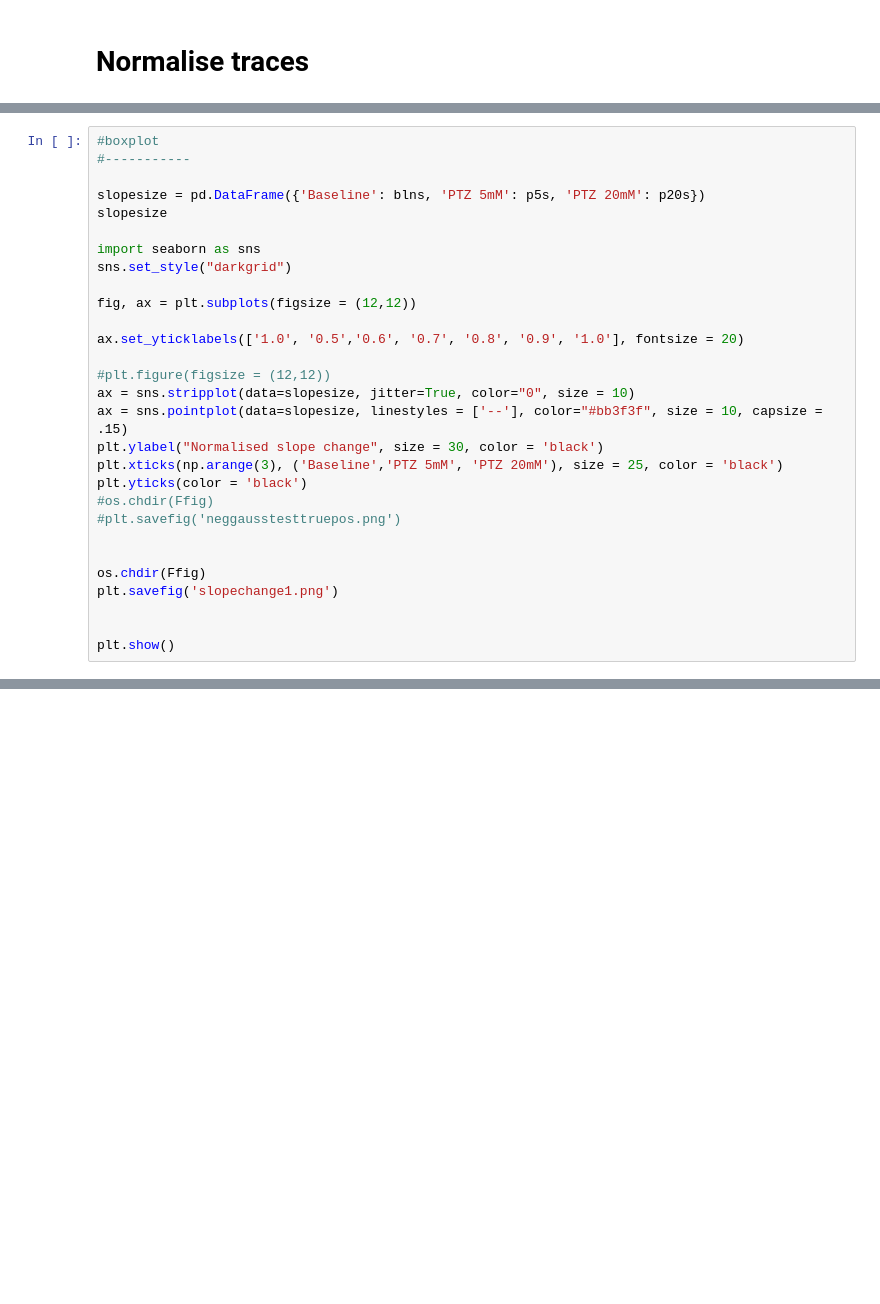
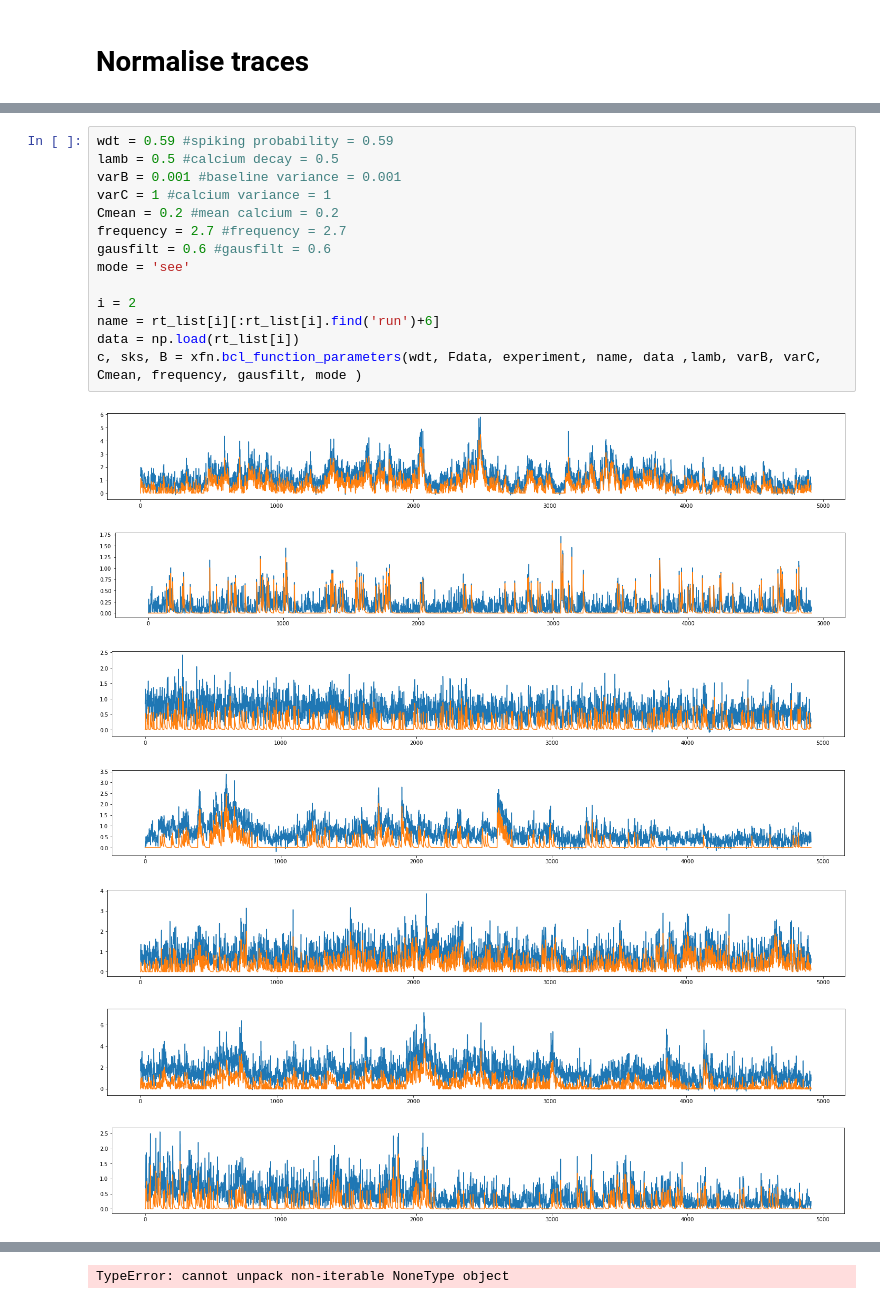
Before and after one commit to dafishcode/img_process, a Jupyter notebook: extract.ipynb, the cells around one changed output, grey strips where cells are left out. Saved outputs shown, nothing was run; the diff lists cells and outputs as text; blank space fills up the shorter version.

```diff
--- a/extract.ipynb
+++ b/extract.ipynb
@@ -236,29 +234,0 @@ for i in range(len(realtracelist)):
-# %%
-#boxplot
-#-----------
-
-slopesize = pd.DataFrame({'Baseline': blns, 'PTZ 5mM': p5s, 'PTZ 20mM': p20s})
-slopesize
-
-import seaborn as sns
-sns.set_style("darkgrid")
-
-fig, ax = plt.subplots(figsize = (12,12))
-
-ax.set_yticklabels(['1.0', '0.5','0.6', '0.7', '0.8', '0.9', '1.0'], fontsize = 20)
-
-#plt.figure(figsize = (12,12))
-ax = sns.stripplot(data=slopesize, jitter=True, color="0", size = 10)
-ax = sns.pointplot(data=slopesize, linestyles = ['--'], color="#bb3f3f", size = 10, capsize = .15)
-plt.ylabel("Normalised slope change", size = 30, color = 'black')
-plt.xticks(np.arange(3), ('Baseline','PTZ 5mM', 'PTZ 20mM'), size = 25, color = 'black')
-plt.yticks(color = 'black')
-#os.chdir(Ffig)
-#plt.savefig('neggausstesttruepos.png')
-
-
-os.chdir(Ffig)
-plt.savefig('slopechange1.png')
-
-
-plt.show()
@@ -565,0 +235,22 @@ plt.show()
+# %%
+wdt = 0.59 #spiking probability = 0.59
+lamb = 0.5 #calcium decay = 0.5
+varB = 0.001 #baseline variance = 0.001
+varC = 1 #calcium variance = 1
+Cmean = 0.2 #mean calcium = 0.2
+frequency = 2.7 #frequency = 2.7
+gausfilt = 0.6 #gausfilt = 0.6
+mode = 'see'
+
+i = 2
+name = rt_list[i][:rt_list[i].find('run')+6]
+data = np.load(rt_list[i])
+c, sks, B = xfn.bcl_function_parameters(wdt, Fdata, experiment, name, data ,lamb, varB, varC, Cmean, frequency, gausfilt, mode )
+# %% [output]
+[figure, added]
+[figure, added]
+[figure, added]
+[figure, added]
+[figure, added]
+[figure, added]
+[figure, added]
@@ -565,0 +260 @@ plt.show()
+TypeError: cannot unpack non-iterable NoneType object
```
Also changed, not shown: parts of 24 cells of this notebook, 7 other files.
